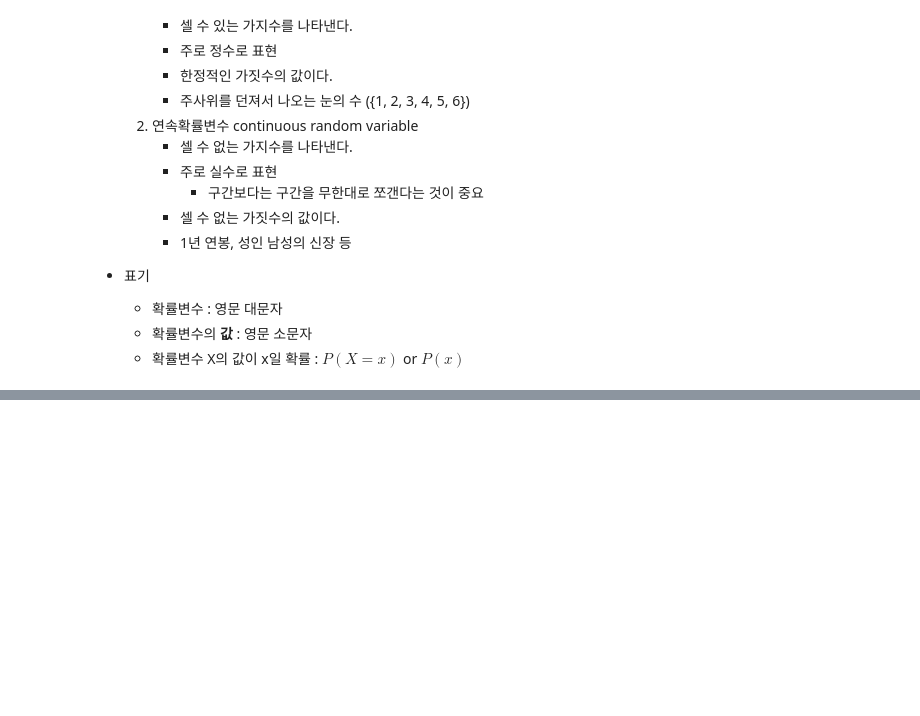
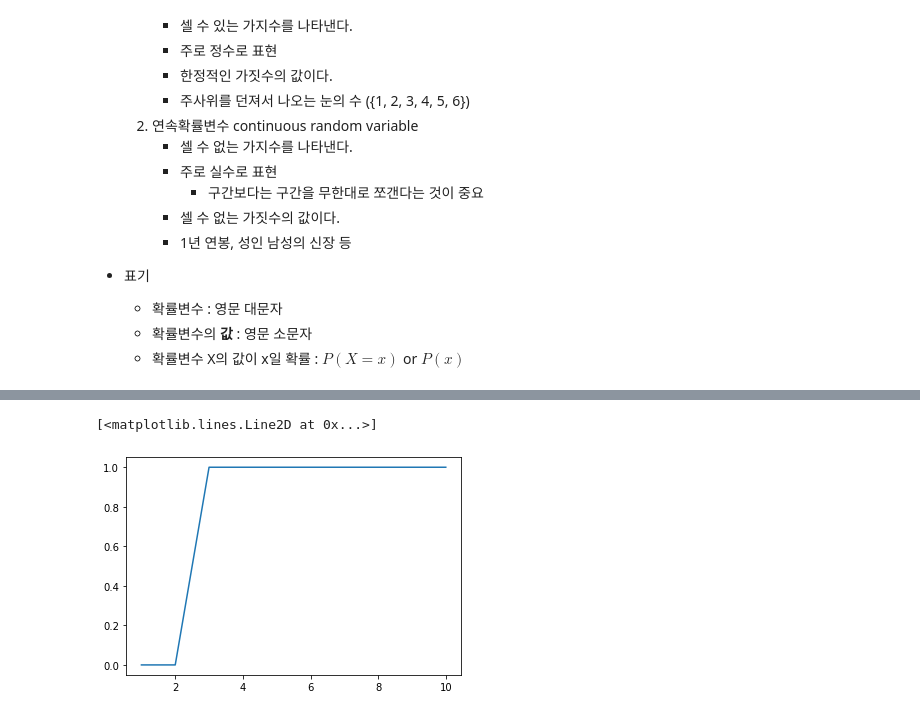
Before and after one commit to 4923/GwangjuAI2, a Jupyter notebook: 02_Rotation/BigData/stat/03_random_variable.ipynb, the cells around one changed output, grey strips where cells are left out. Drawn from its saved outputs; the diff is of its cells as text; code cells hidden in the pictures; blank space fills up the shorter version.

```diff
--- a/02_Rotation/BigData/stat/03_random_variable.ipynb
+++ b/02_Rotation/BigData/stat/03_random_variable.ipynb
@@ -45,0 +169,6 @@ continuous random variable / probability density
+# %%
+cdf = uni.cdf(x)
+plt.plot(x, cdf)
+# %% [output]
+[<matplotlib.lines.Line2D at 0x...>]
+[figure, added]
```
Also changed, not shown: parts of 23 cells of this notebook, 1 other file.
